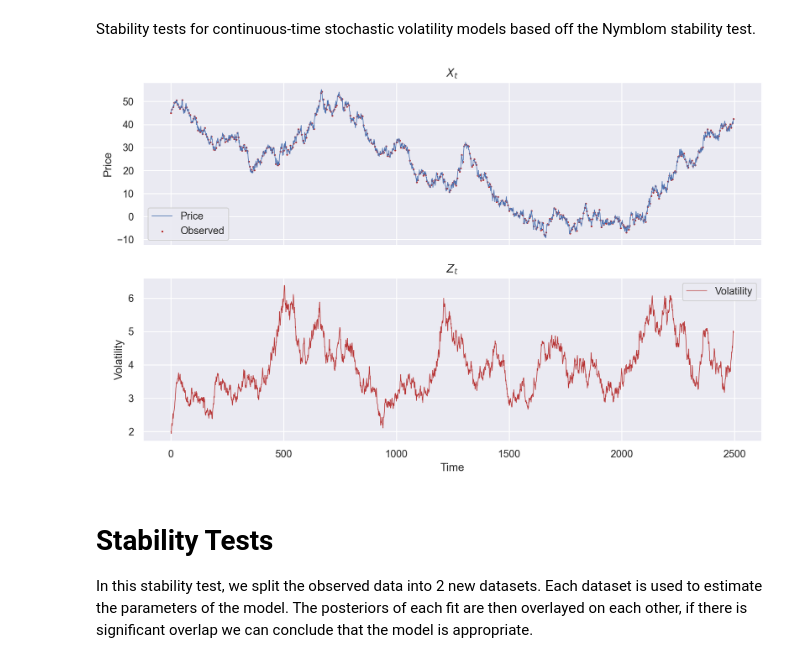
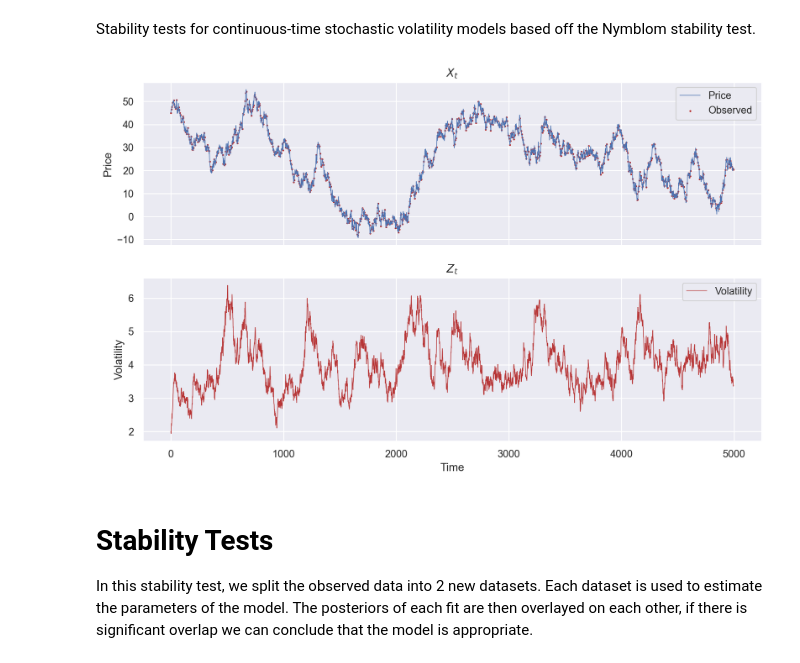
Before and after one commit to jramkiss/sv-stability-tests, a Jupyter notebook: Nymblom-Experiments.ipynb, the cells around one changed output. Drawn from its saved outputs; the diff is of its cells as text; code cells hidden in the pictures.

```diff
--- a/Nymblom-Experiments.ipynb
+++ b/Nymblom-Experiments.ipynb
@@ -45,7 +45,7 @@ key = random.PRNGKey(100)
 
 _dt = 1
 _n_res = 5
-n_obs = 500
+n_obs = 1000
 
 # parameters:
 _theta = 0.2
@@ -63,26 +63,26 @@ y_meas1, x_state1 = pf.simulate(volmodel, key, n_obs, x_init, theta)
 # %%
 point_plot = pd.DataFrame(jnp.array([
     jnp.arange(y_meas1.shape[0]) * _n_res,
     y_meas1
 ]).T, columns = ["Time", "Log Asset Price"])
 
 fig, ax = plt.subplots(nrows=2, ncols=1, figsize=(12, 7), sharex = True)
 
 sns.lineplot(data= x_state1[..., 1].reshape(_n_res*n_obs, 1)[(_n_res-1):].squeeze(),
              ax = ax[0], linewidth=0.7,
              label = "Price").set(title ="$X_t$", ylabel="Price")
 sns.scatterplot(x = "Time", y = "Log Asset Price",
                 data = point_plot,
                 color = "firebrick",
                 ax = ax[0],
                 s=5,
                 label="Observed").set(title ="$X_t$")
 
-sns.lineplot(data= x_state1[..., 0].reshape(_n_res*n_obs,1)[(_n_res-1):].squeeze(),
+sns.lineplot(data= jnp.sqrt(x_state1[..., 0].reshape(_n_res*n_obs,1)[(_n_res-1):].squeeze()),
              ax = ax[1], alpha = 0.9, linewidth=0.7, color = "firebrick",
              label = "Volatility").set(xlabel="Time",title = "$Z_t$", ylabel="Volatility");
 # %% [output]
-[figure, old version]
+[figure, new version]
 # %%
 def sv_logprior (theta):
     """
```
Also changed, not shown: parts of 9 cells of this notebook.
